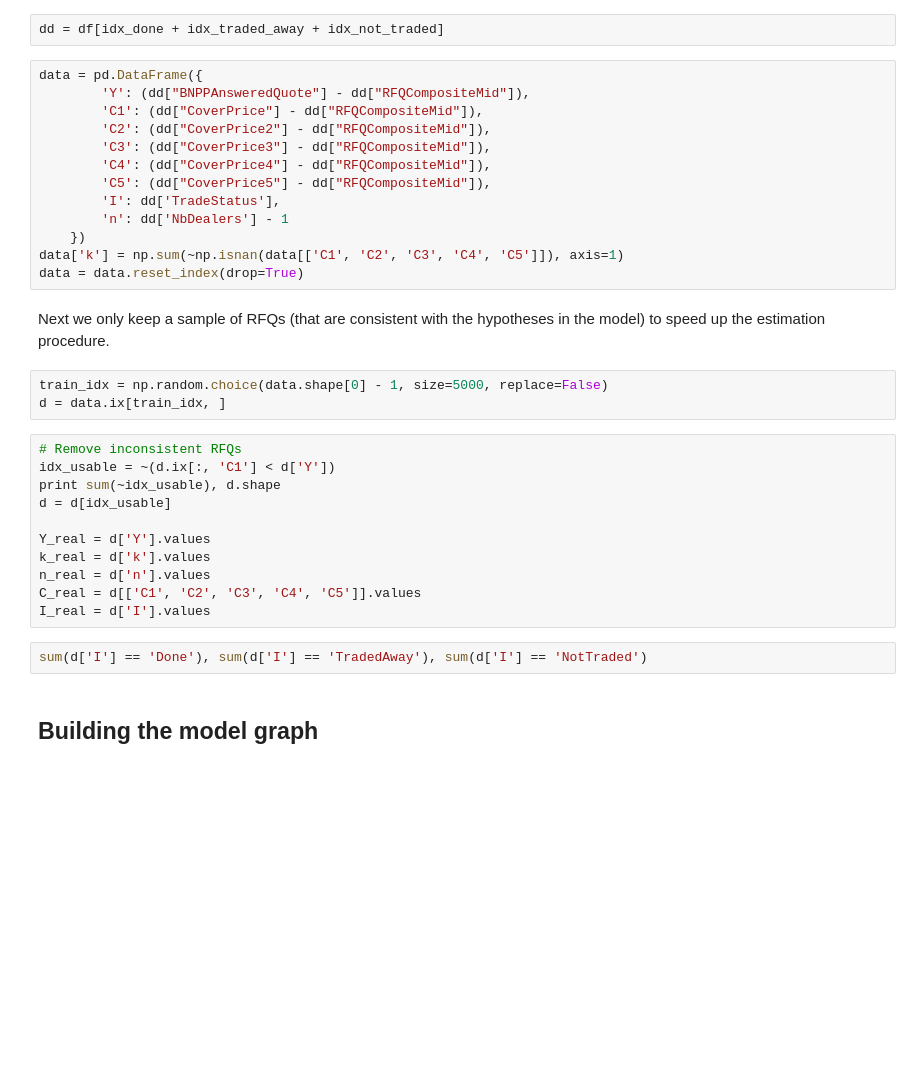
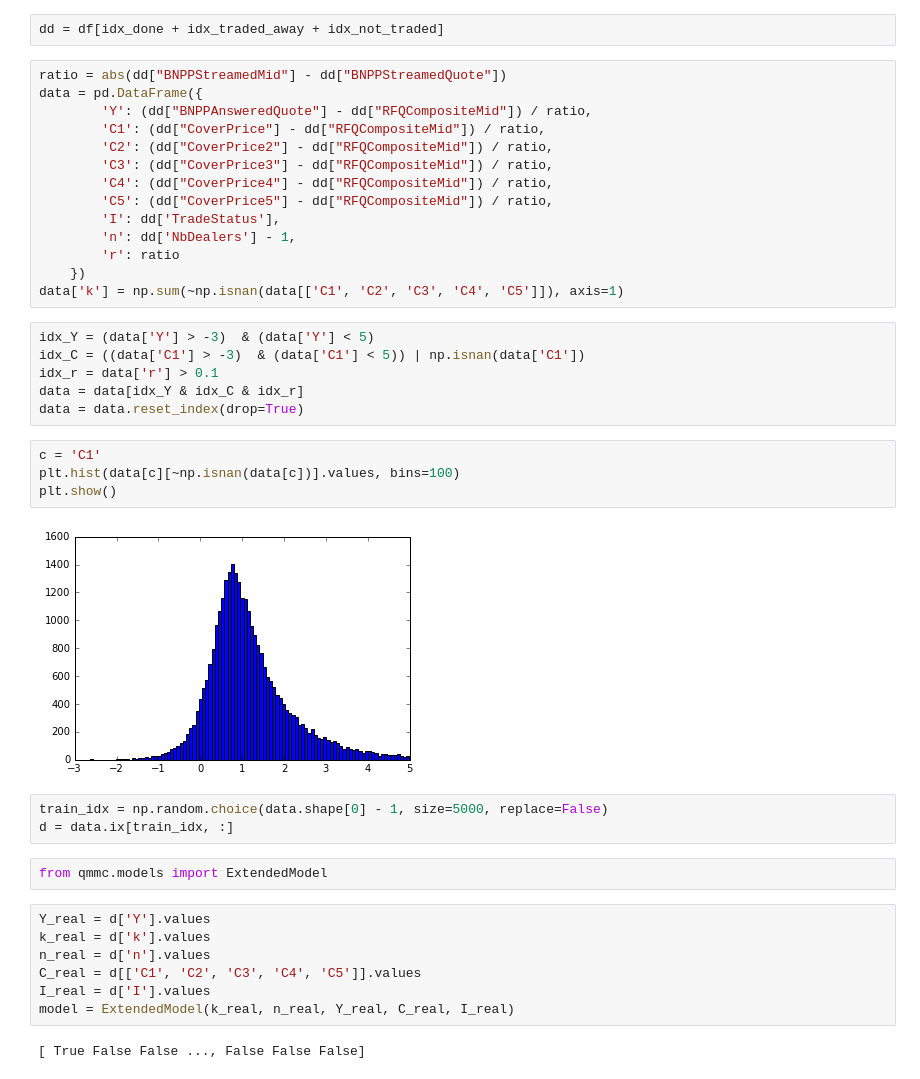
Before and after one commit to CompSquad/qmmc, a Jupyter notebook: examples/extended_model.ipynb, the cells around one changed output. Drawn from its saved outputs; the diff is of its cells as text; blank space fills up the shorter version.

```diff
--- a/examples/extended_model.ipynb
+++ b/examples/extended_model.ipynb
@@ -26,35 +22,42 @@ idx_not_traded = df["TradeStatus"].values == "NotTraded"
 # %%
 dd = df[idx_done + idx_traded_away + idx_not_traded]
 # %%
+ratio = abs(dd["BNPPStreamedMid"] - dd["BNPPStreamedQuote"])
 data = pd.DataFrame({
-        'Y': (dd["BNPPAnsweredQuote"] - dd["RFQCompositeMid"]),
-        'C1': (dd["CoverPrice"] - dd["RFQCompositeMid"]),
-        'C2': (dd["CoverPrice2"] - dd["RFQCompositeMid"]),
-        'C3': (dd["CoverPrice3"] - dd["RFQCompositeMid"]),
-        'C4': (dd["CoverPrice4"] - dd["RFQCompositeMid"]),
-        'C5': (dd["CoverPrice5"] - dd["RFQCompositeMid"]),
+        'Y': (dd["BNPPAnsweredQuote"] - dd["RFQCompositeMid"]) / ratio,
+        'C1': (dd["CoverPrice"] - dd["RFQCompositeMid"]) / ratio,
+        'C2': (dd["CoverPrice2"] - dd["RFQCompositeMid"]) / ratio,
+        'C3': (dd["CoverPrice3"] - dd["RFQCompositeMid"]) / ratio,
+        'C4': (dd["CoverPrice4"] - dd["RFQCompositeMid"]) / ratio,
+        'C5': (dd["CoverPrice5"] - dd["RFQCompositeMid"]) / ratio,
         'I': dd['TradeStatus'],
-        'n': dd['NbDealers'] - 1
+        'n': dd['NbDealers'] - 1,
+        'r': ratio
     })
 data['k'] = np.sum(~np.isnan(data[['C1', 'C2', 'C3', 'C4', 'C5']]), axis=1)
-data = data.reset_index(drop=True)
-# %% [markdown]
-Next we only keep a sample of RFQs (that are consistent with the hypotheses in the model) to speed up the estimation procedure.
+# %%
+idx_Y = (data['Y'] > -3)  & (data['Y'] < 5)
+idx_C = ((data['C1'] > -3)  & (data['C1'] < 5)) | np.isnan(data['C1'])
+idx_r = data['r'] > 0.1
+data = data[idx_Y & idx_C & idx_r]
+data = data.reset_index(drop=True)
+# %%
+c = 'C1'
+plt.hist(data[c][~np.isnan(data[c])].values, bins=100)
+plt.show()
+# %% [output]
+[figure, added]
 # %%
 train_idx = np.random.choice(data.shape[0] - 1, size=5000, replace=False)
-d = data.ix[train_idx, ]
+d = data.ix[train_idx, :]
+# %%
+from qmmc.models import ExtendedModel
 # %%
-# Remove inconsistent RFQs
-idx_usable = ~(d.ix[:, 'C1'] < d['Y'])
-print sum(~idx_usable), d.shape
-d = d[idx_usable]
-
 Y_real = d['Y'].values
 k_real = d['k'].values
 n_real = d['n'].values
 C_real = d[['C1', 'C2', 'C3', 'C4', 'C5']].values
 I_real = d['I'].values
+model = ExtendedModel(k_real, n_real, Y_real, C_real, I_real)
+# %% [output]
+[ True False False ..., False False False]
-# %%
-sum(d['I'] == 'Done'), sum(d['I'] == 'TradedAway'), sum(d['I'] == 'NotTraded')
-# %% [markdown]
-## Building the model graph
```
Also changed, not shown: parts of 16 cells of this notebook, 14 other files.
